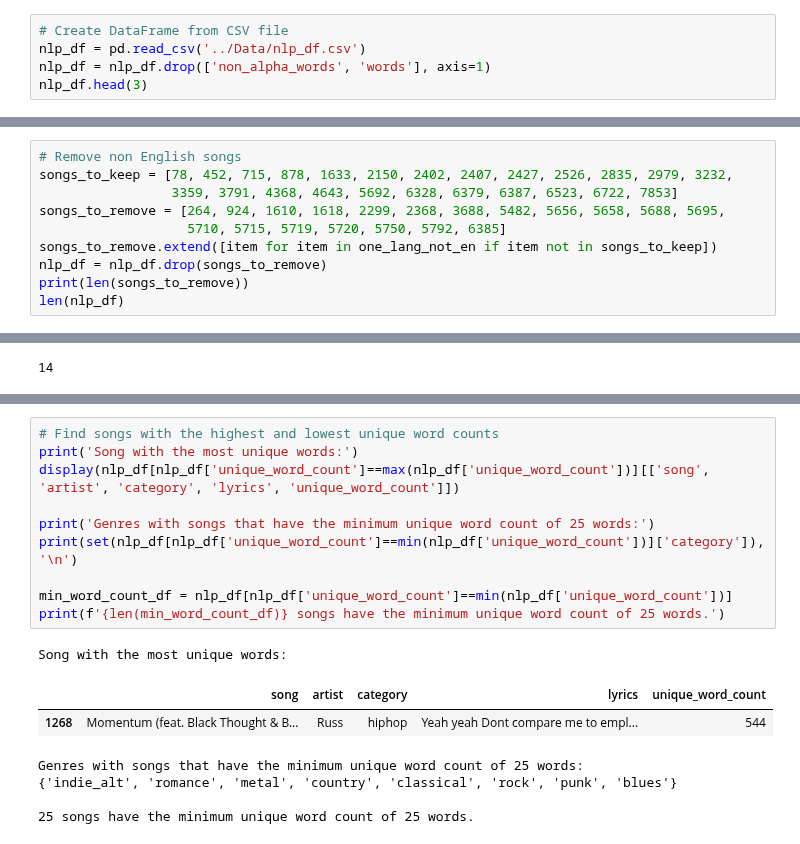
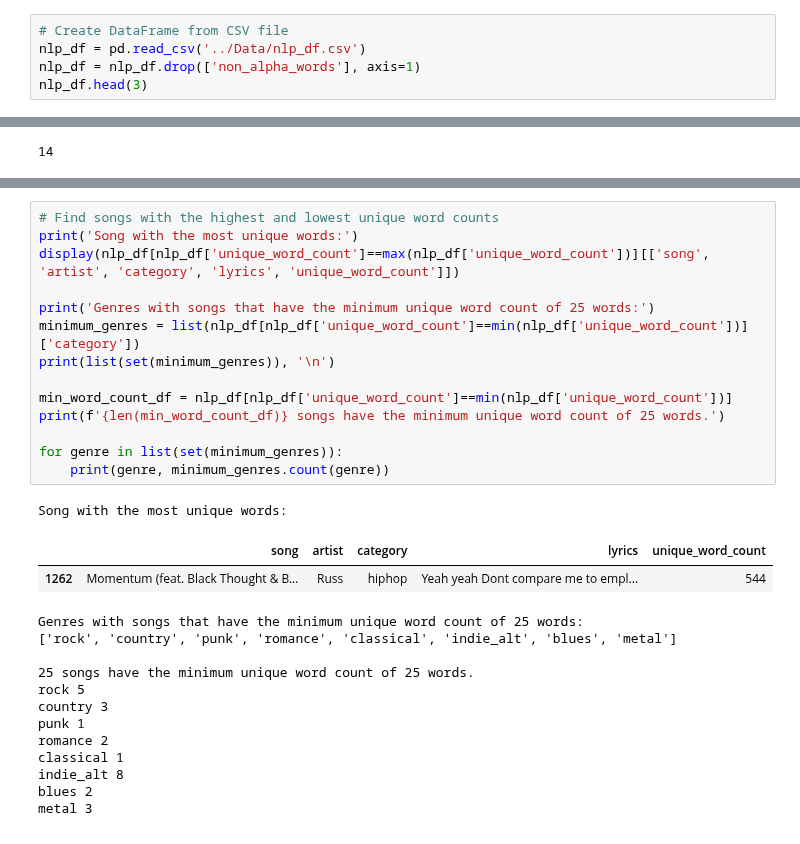
Before and after one commit to hannahkidwell/NLP-Spotify-Genres, a Jupyter notebook: Analysis/genre_by_word_count.ipynb, the cells around one changed output, grey strips where cells are left out. Drawn from its saved outputs; the diff is of its cells as text.

```diff
--- a/Analysis/genre_by_word_count.ipynb
+++ b/Analysis/genre_by_word_count.ipynb
@@ -7,7 +7,7 @@ import time
 # %%
 # Create DataFrame from CSV file
 nlp_df = pd.read_csv('../Data/nlp_df.csv')
-nlp_df = nlp_df.drop(['non_alpha_words', 'words'], axis=1)
+nlp_df = nlp_df.drop(['non_alpha_words'], axis=1)
 nlp_df.head(3)
 # %% [output]
 |  | song | song_id | artist | artist_id | category | category_id | popularity | genres | ... |
@@ -94,10 +66,0 @@ len(mult_langs_not_en)
-# %%
-# Remove non English songs
-songs_to_keep = [78, 452, 715, 878, 1633, 2150, 2402, 2407, 2427, 2526, 2835, 2979, 3232,
-                 3359, 3791, 4368, 4643, 5692, 6328, 6379, 6387, 6523, 6722, 7853]
-songs_to_remove = [264, 924, 1610, 1618, 2299, 2368, 3688, 5482, 5656, 5658, 5688, 5695,
-                   5710, 5715, 5719, 5720, 5750, 5792, 6385]
-songs_to_remove.extend([item for item in one_lang_not_en if item not in songs_to_keep])
-nlp_df = nlp_df.drop(songs_to_remove)
-print(len(songs_to_remove))
-len(nlp_df)
@@ -352,21 +334,33 @@ mean_unique_word_counts
 # %%
 # Find songs with the highest and lowest unique word counts
 print('Song with the most unique words:')
 display(nlp_df[nlp_df['unique_word_count']==max(nlp_df['unique_word_count'])][['song', 'artist', 'category', 'lyrics', 'unique_word_count']])
 
 print('Genres with songs that have the minimum unique word count of 25 words:')
-print(set(nlp_df[nlp_df['unique_word_count']==min(nlp_df['unique_word_count'])]['category']), '\n')
+minimum_genres = list(nlp_df[nlp_df['unique_word_count']==min(nlp_df['unique_word_count'])]['category'])
+print(list(set(minimum_genres)), '\n')
 
 min_word_count_df = nlp_df[nlp_df['unique_word_count']==min(nlp_df['unique_word_count'])]
 print(f'{len(min_word_count_df)} songs have the minimum unique word count of 25 words.')
+
+for genre in list(set(minimum_genres)):
+    print(genre, minimum_genres.count(genre))
 # %% [output]
 Song with the most unique words:
 |  | song | artist | category | lyrics | unique_word_count |
-| 1268 | Momentum (feat. Black Thought & B... | Russ | hiphop | Yeah yeah Dont compare me to empl... | 544 |
+| 1262 | Momentum (feat. Black Thought & B... | Russ | hiphop | Yeah yeah Dont compare me to empl... | 544 |
 Genres with songs that have the minimum unique word count of 25 words:
-{'indie_alt', 'romance', 'metal', 'country', 'classical', 'rock', 'punk', 'blues'}
+['rock', 'country', 'punk', 'romance', 'classical', 'indie_alt', 'blues', 'metal']
 
 25 songs have the minimum unique word count of 25 words.
+rock 5
+country 3
+punk 1
+romance 2
+classical 1
+indie_alt 8
+blues 2
+metal 3
 # %%
 # Create DataFrame of unique word count distributions
 ranges = []
```
Also changed, not shown: parts of 19 cells of this notebook, 1 other file.
